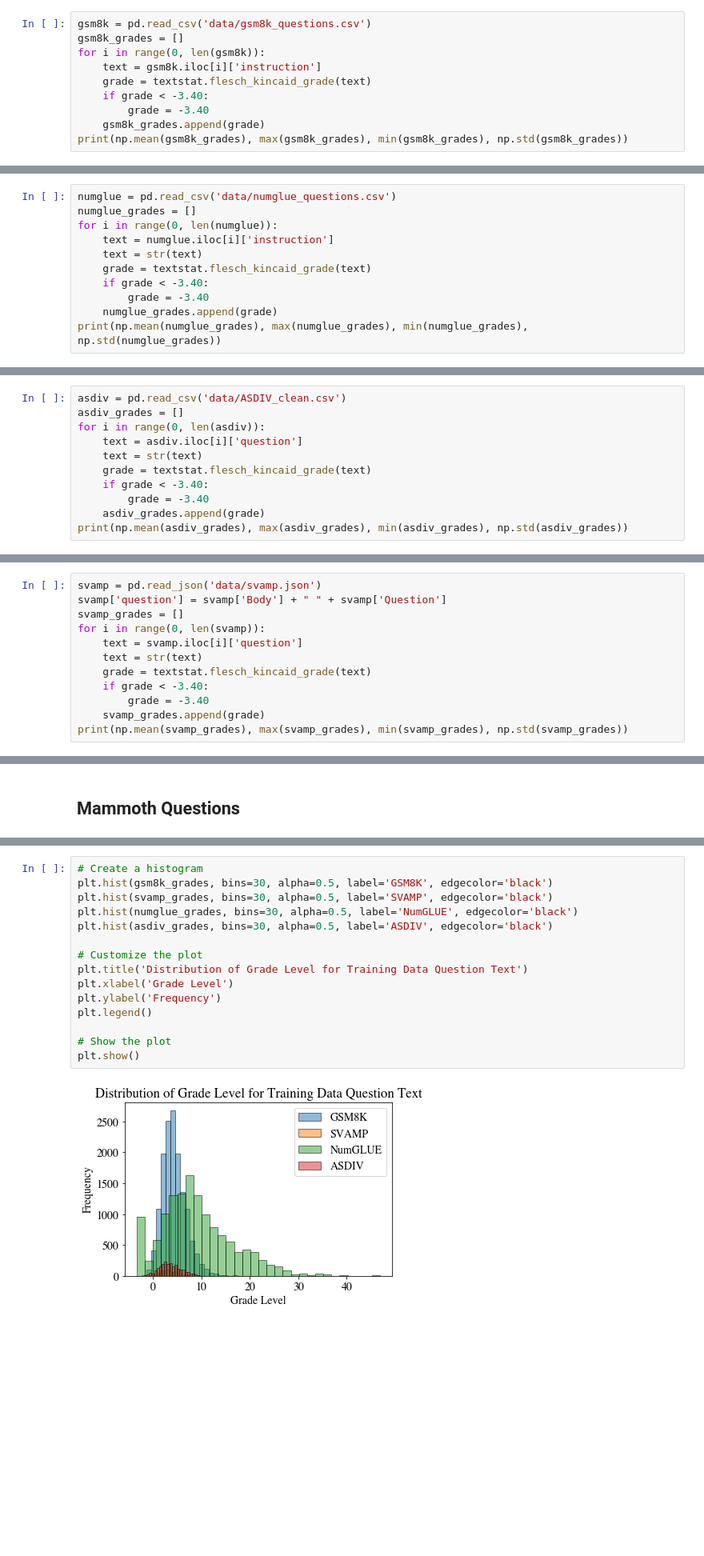
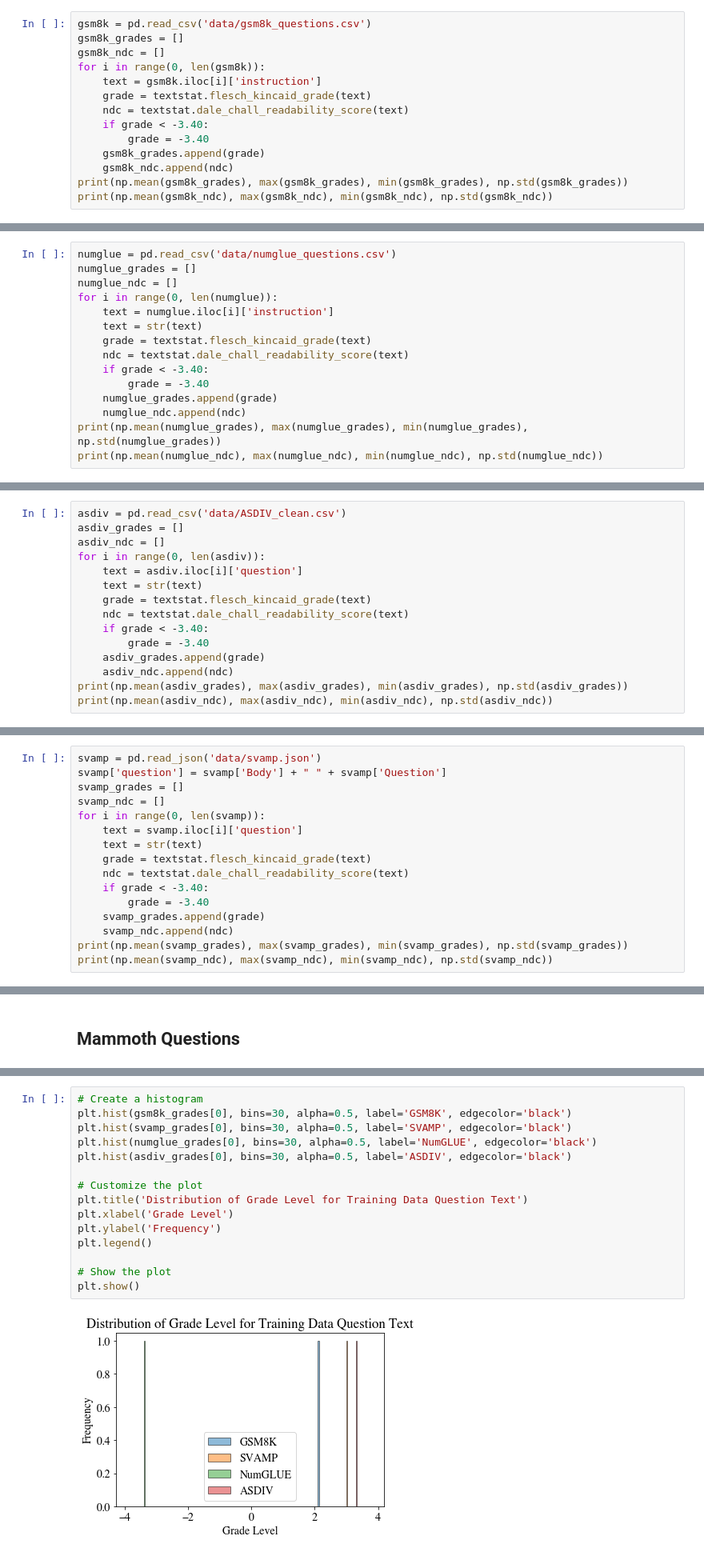
Before and after one commit to bryanchrist/llama2-70b, a Jupyter notebook: reading_level.ipynb, the cells around one changed output, grey strips where cells are left out. Shown at 80% size. Cells and saved outputs as stored; diff of their text form; blank space fills up the shorter version.

Commit message:
Updating readability metrics and rerunning data parsing

```diff
--- a/reading_level.ipynb
+++ b/reading_level.ipynb
@@ -18,12 +19,16 @@ plt.rcParams.update({'font.size': 14})
 # %%
 gsm8k = pd.read_csv('data/gsm8k_questions.csv')
 gsm8k_grades = []
+gsm8k_ndc = []
 for i in range(0, len(gsm8k)):
     text = gsm8k.iloc[i]['instruction']
     grade = textstat.flesch_kincaid_grade(text)
+    ndc = textstat.dale_chall_readability_score(text)
     if grade < -3.40:
         grade = -3.40
     gsm8k_grades.append(grade)
+    gsm8k_ndc.append(ndc)
 print(np.mean(gsm8k_grades), max(gsm8k_grades), min(gsm8k_grades), np.std(gsm8k_grades))
+print(np.mean(gsm8k_ndc), max(gsm8k_ndc), min(gsm8k_ndc), np.std(gsm8k_ndc))
 # %% [output]
 4.275998903433623 26.3 -3.4 2.4826842563748723
@@ -32,13 +38,17 @@ print(np.mean(gsm8k_grades), max(gsm8k_grades), min(gsm8k_grades), np.std(gsm8k_
 # %%
 numglue = pd.read_csv('data/numglue_questions.csv')
 numglue_grades = []
+numglue_ndc = []
 for i in range(0, len(numglue)):
     text = numglue.iloc[i]['instruction']
     text = str(text)
     grade = textstat.flesch_kincaid_grade(text)
+    ndc = textstat.dale_chall_readability_score(text)
     if grade < -3.40:
         grade = -3.40
     numglue_grades.append(grade)
+    numglue_ndc.append(ndc)
 print(np.mean(numglue_grades), max(numglue_grades), min(numglue_grades), np.std(numglue_grades))
+print(np.mean(numglue_ndc), max(numglue_ndc), min(numglue_ndc), np.std(numglue_ndc))
 # %% [output]
 9.073163128989165 46.9 -3.4 7.531958311501256
@@ -47,13 +58,17 @@ print(np.mean(numglue_grades), max(numglue_grades), min(numglue_grades), np.std(
 # %%
 asdiv = pd.read_csv('data/ASDIV_clean.csv')
 asdiv_grades = []
+asdiv_ndc = []
 for i in range(0, len(asdiv)):
     text = asdiv.iloc[i]['question']
     text = str(text)
     grade = textstat.flesch_kincaid_grade(text)
+    ndc = textstat.dale_chall_readability_score(text)
     if grade < -3.40:
         grade = -3.40
     asdiv_grades.append(grade)
+    asdiv_ndc.append(ndc)
 print(np.mean(asdiv_grades), max(asdiv_grades), min(asdiv_grades), np.std(asdiv_grades))
+print(np.mean(asdiv_ndc), max(asdiv_ndc), min(asdiv_ndc), np.std(asdiv_ndc))
 # %% [output]
 3.5560954446854667 13.8 -1.9 2.398158807400107
@@ -63,13 +79,17 @@ print(np.mean(asdiv_grades), max(asdiv_grades), min(asdiv_grades), np.std(asdiv_
 svamp = pd.read_json('data/svamp.json')
 svamp['question'] = svamp['Body'] + " " + svamp['Question']
 svamp_grades = []
+svamp_ndc = []
 for i in range(0, len(svamp)):
     text = svamp.iloc[i]['question']
     text = str(text)
     grade = textstat.flesch_kincaid_grade(text)
+    ndc = textstat.dale_chall_readability_score(text)
     if grade < -3.40:
         grade = -3.40
     svamp_grades.append(grade)
+    svamp_ndc.append(ndc)
 print(np.mean(svamp_grades), max(svamp_grades), min(svamp_grades), np.std(svamp_grades))
+print(np.mean(svamp_ndc), max(svamp_ndc), min(svamp_ndc), np.std(svamp_ndc))
 # %% [output]
 3.3919 12.1 -1.2 2.0658374548836123
@@ -249,21 +333,21 @@ plt.show()
 [figure]
 # %%
 # Create a histogram
-plt.hist(gsm8k_grades, bins=30, alpha=0.5, label='GSM8K', edgecolor='black')
-plt.hist(svamp_grades, bins=30, alpha=0.5, label='SVAMP', edgecolor='black')
-plt.hist(numglue_grades, bins=30, alpha=0.5, label='NumGLUE', edgecolor='black')
-plt.hist(asdiv_grades, bins=30, alpha=0.5, label='ASDIV', edgecolor='black')
+plt.hist(gsm8k_grades[0], bins=30, alpha=0.5, label='GSM8K', edgecolor='black')
+plt.hist(svamp_grades[0], bins=30, alpha=0.5, label='SVAMP', edgecolor='black')
+plt.hist(numglue_grades[0], bins=30, alpha=0.5, label='NumGLUE', edgecolor='black')
+plt.hist(asdiv_grades[0], bins=30, alpha=0.5, label='ASDIV', edgecolor='black')
 
 # Customize the plot
 plt.title('Distribution of Grade Level for Training Data Question Text')
 plt.xlabel('Grade Level')
 plt.ylabel('Frequency')
 plt.legend()
 
 # Show the plot
 plt.show()
 # %% [output]
-[figure, old version]
+[figure, new version]
 # %%
 # Create a figure with two subplots (2 rows, 1 column)
 fig, axs = plt.subplots(nrows=2, ncols=1, figsize=(10, 8))
```
Also changed, not shown: parts of 30 cells of this notebook, 4 other files.
